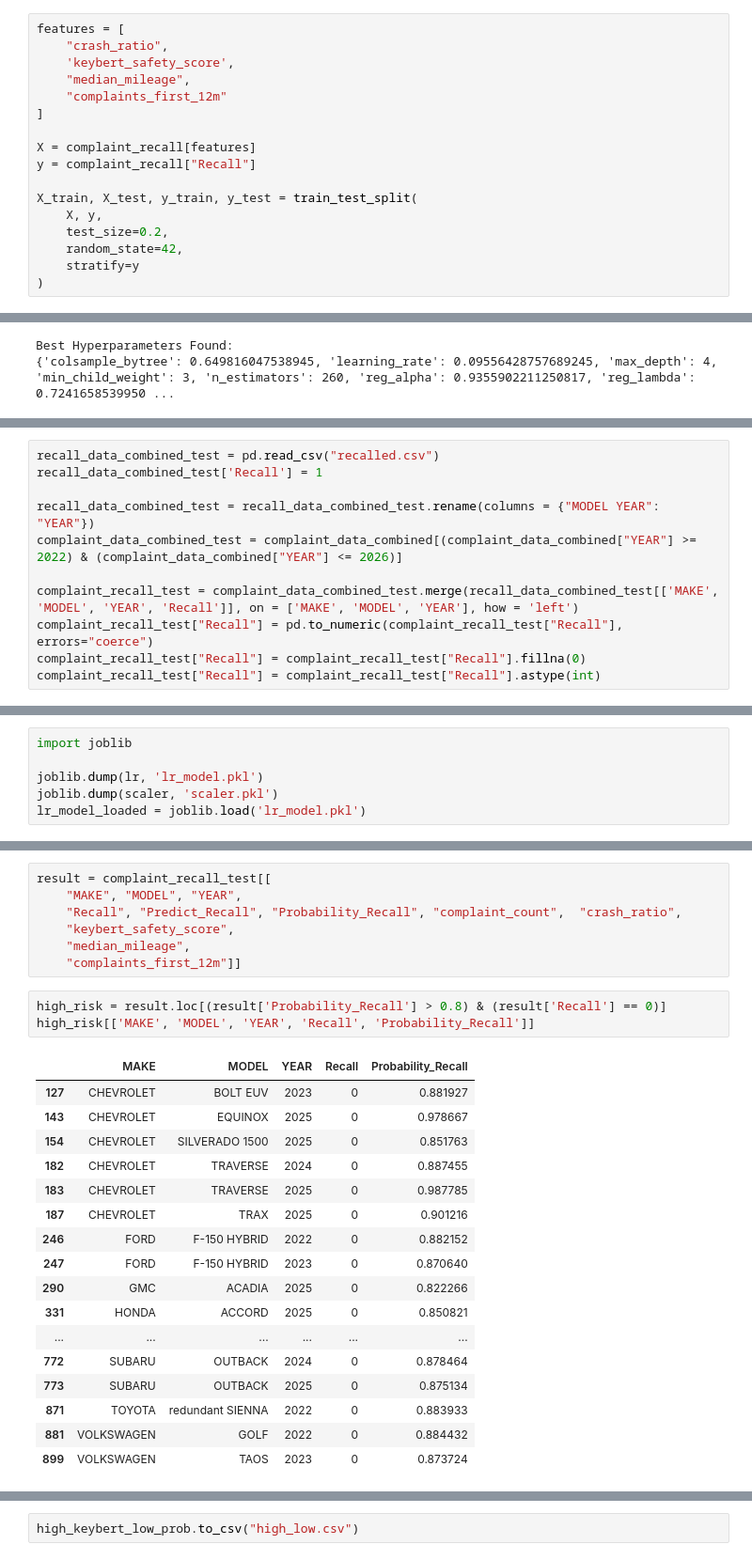
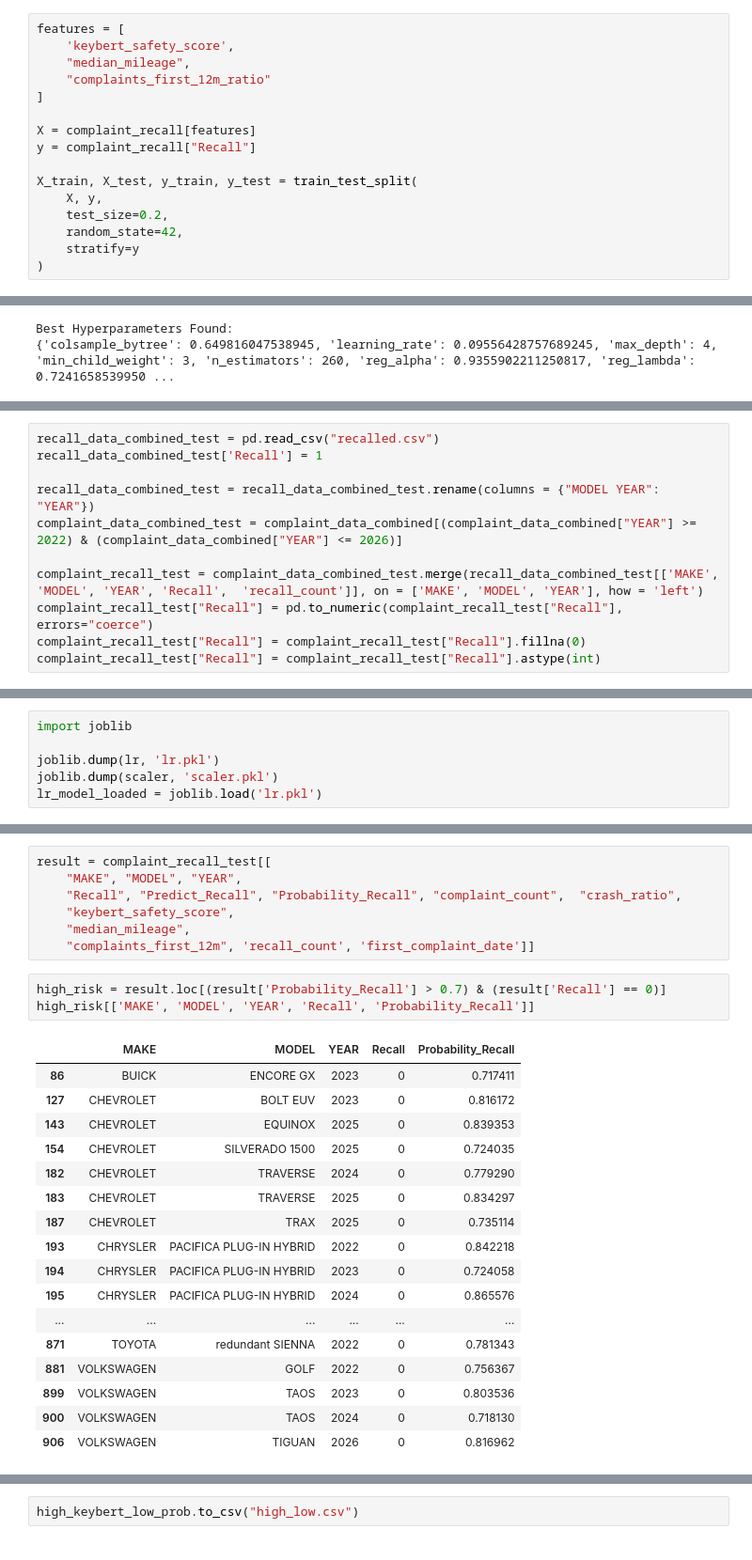
Before and after one commit to Shak789/Car-Recall, a Jupyter notebook: Car Recall Notebook.ipynb, the cells around one changed output, grey strips where cells are left out. Shown at 94% size. Saved outputs shown, nothing was run; the diff lists cells and outputs as text.

```diff
--- a/Car Recall Notebook.ipynb
+++ b/Car Recall Notebook.ipynb
@@ -327,9 +293,8 @@ Recall
 # %%
 features = [
-    "crash_ratio",
     'keybert_safety_score',
     "median_mileage",
-    "complaints_first_12m"
+    "complaints_first_12m_ratio"
 ]
 
 X = complaint_recall[features]
@@ -790,7 +721,7 @@ recall_data_combined_test['Recall'] = 1
 recall_data_combined_test = recall_data_combined_test.rename(columns = {"MODEL YEAR": "YEAR"})
 complaint_data_combined_test = complaint_data_combined[(complaint_data_combined["YEAR"] >= 2022) & (complaint_data_combined["YEAR"] <= 2026)]
 
-complaint_recall_test = complaint_data_combined_test.merge(recall_data_combined_test[['MAKE', 'MODEL', 'YEAR', 'Recall']], on = ['MAKE', 'MODEL', 'YEAR'], how = 'left')
+complaint_recall_test = complaint_data_combined_test.merge(recall_data_combined_test[['MAKE', 'MODEL', 'YEAR', 'Recall',  'recall_count']], on = ['MAKE', 'MODEL', 'YEAR'], how = 'left')
 complaint_recall_test["Recall"] = pd.to_numeric(complaint_recall_test["Recall"], errors="coerce")
 complaint_recall_test["Recall"] = complaint_recall_test["Recall"].fillna(0)
 complaint_recall_test["Recall"] = complaint_recall_test["Recall"].astype(int)
@@ -805,6 +757,6 @@ Recall
 # %%
 import joblib
 
-joblib.dump(lr, 'lr_model.pkl')
+joblib.dump(lr, 'lr.pkl')
 joblib.dump(scaler, 'scaler.pkl')
-lr_model_loaded = joblib.load('lr_model.pkl')
+lr_model_loaded = joblib.load('lr.pkl')
@@ -902,28 +850,28 @@ result = complaint_recall_test[[
     "Recall", "Predict_Recall", "Probability_Recall", "complaint_count",  "crash_ratio",
     "keybert_safety_score",
     "median_mileage",
-    "complaints_first_12m"]]
+    "complaints_first_12m", 'recall_count', 'first_complaint_date']]
 # %%
-high_risk = result.loc[(result['Probability_Recall'] > 0.8) & (result['Recall'] == 0)]
+high_risk = result.loc[(result['Probability_Recall'] > 0.7) & (result['Recall'] == 0)]
 high_risk[['MAKE', 'MODEL', 'YEAR', 'Recall', 'Probability_Recall']]
 # %% [output]
 |  | MAKE | MODEL | YEAR | Recall | Probability_Recall |
-| 127 | CHEVROLET | BOLT EUV | 2023 | 0 | 0.881927 |
-| 143 | CHEVROLET | EQUINOX | 2025 | 0 | 0.978667 |
-| 154 | CHEVROLET | SILVERADO 1500 | 2025 | 0 | 0.851763 |
-| 182 | CHEVROLET | TRAVERSE | 2024 | 0 | 0.887455 |
-| 183 | CHEVROLET | TRAVERSE | 2025 | 0 | 0.987785 |
-| 187 | CHEVROLET | TRAX | 2025 | 0 | 0.901216 |
-| 246 | FORD | F-150 HYBRID | 2022 | 0 | 0.882152 |
-| 247 | FORD | F-150 HYBRID | 2023 | 0 | 0.870640 |
-| 290 | GMC | ACADIA | 2025 | 0 | 0.822266 |
-| 331 | HONDA | ACCORD | 2025 | 0 | 0.850821 |
+| 86 | BUICK | ENCORE GX | 2023 | 0 | 0.717411 |
+| 127 | CHEVROLET | BOLT EUV | 2023 | 0 | 0.816172 |
+| 143 | CHEVROLET | EQUINOX | 2025 | 0 | 0.839353 |
+| 154 | CHEVROLET | SILVERADO 1500 | 2025 | 0 | 0.724035 |
+| 182 | CHEVROLET | TRAVERSE | 2024 | 0 | 0.779290 |
+| 183 | CHEVROLET | TRAVERSE | 2025 | 0 | 0.834297 |
+| 187 | CHEVROLET | TRAX | 2025 | 0 | 0.735114 |
+| 193 | CHRYSLER | PACIFICA PLUG-IN HYBRID | 2022 | 0 | 0.842218 |
+| 194 | CHRYSLER | PACIFICA PLUG-IN HYBRID | 2023 | 0 | 0.724058 |
+| 195 | CHRYSLER | PACIFICA PLUG-IN HYBRID | 2024 | 0 | 0.865576 |
 | ... | ... | ... | ... | ... | ... |
-| 772 | SUBARU | OUTBACK | 2024 | 0 | 0.878464 |
-| 773 | SUBARU | OUTBACK | 2025 | 0 | 0.875134 |
-| 871 | TOYOTA | redundant SIENNA | 2022 | 0 | 0.883933 |
-| 881 | VOLKSWAGEN | GOLF | 2022 | 0 | 0.884432 |
-| 899 | VOLKSWAGEN | TAOS | 2023 | 0 | 0.873724 |
+| 871 | TOYOTA | redundant SIENNA | 2022 | 0 | 0.781343 |
+| 881 | VOLKSWAGEN | GOLF | 2022 | 0 | 0.756367 |
+| 899 | VOLKSWAGEN | TAOS | 2023 | 0 | 0.803536 |
+| 900 | VOLKSWAGEN | TAOS | 2024 | 0 | 0.718130 |
+| 906 | VOLKSWAGEN | TIGUAN | 2026 | 0 | 0.816962 |
 # %%
 import matplotlib.pyplot as plt
 import numpy as np
```
Also changed, not shown: parts of 47 cells of this notebook, 2 other files.
